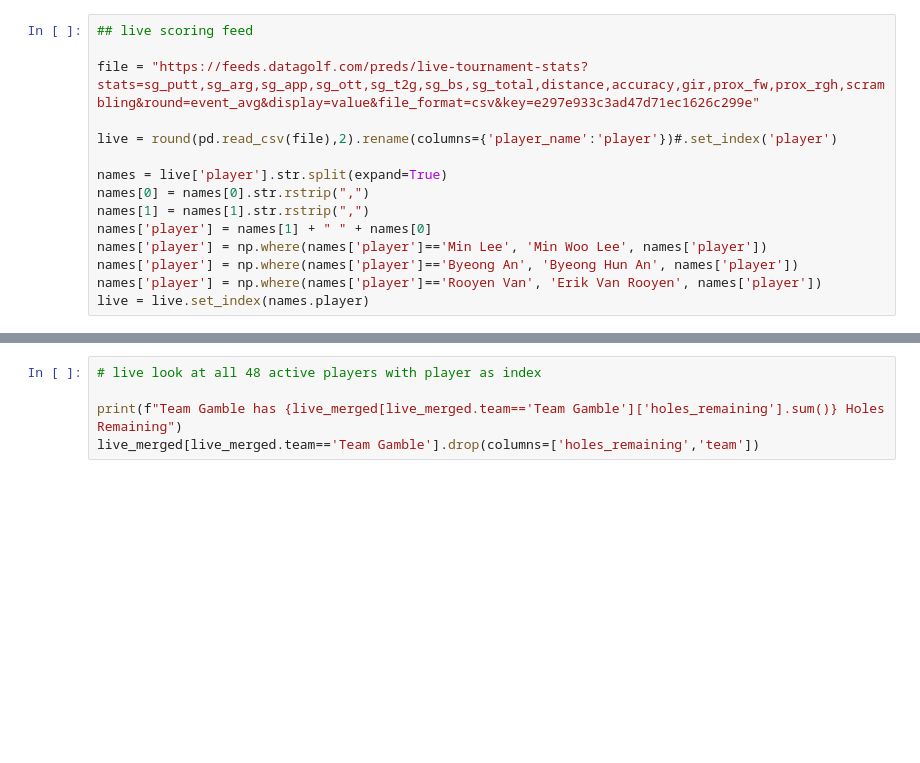
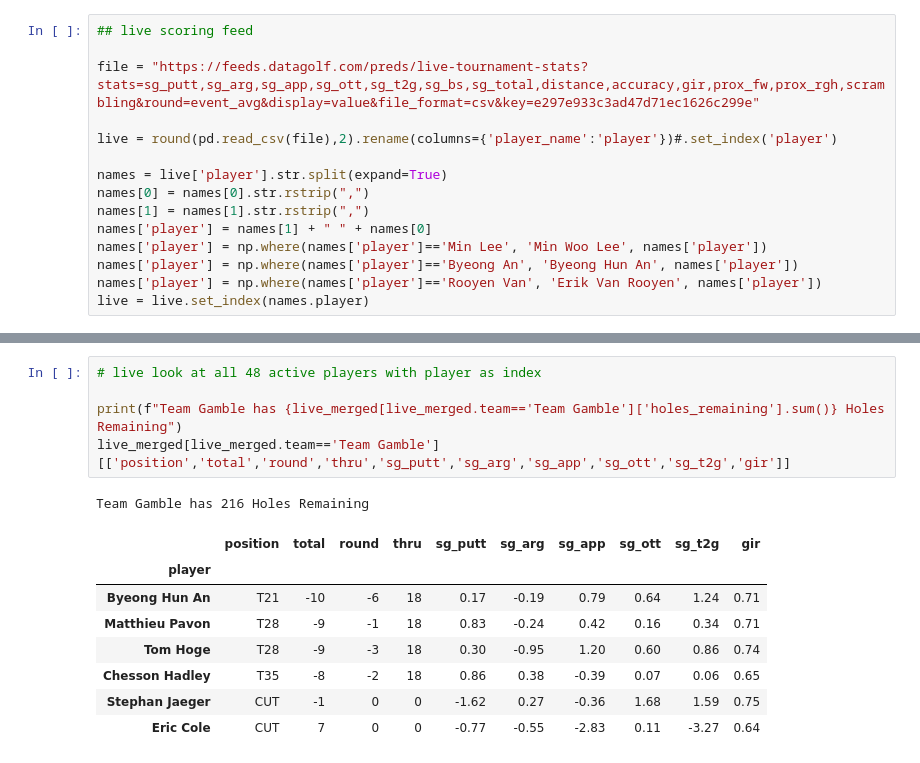
Before and after one commit to mikejackson35/fantrax, a Jupyter notebook: live_scoring.ipynb, the cells around one changed output, grey strips where cells are left out. Cells and saved outputs as stored; diff of their text form; blank space fills up the shorter version.

```diff
--- a/live_scoring.ipynb
+++ b/live_scoring.ipynb
@@ -104,8 +160,18 @@ live_merged[live_merged.team=='Philly919'].drop(columns=['holes_remaining','team
 # %%
 # live look at all 48 active players with player as index
 
 print(f"Team Gamble has {live_merged[live_merged.team=='Team Gamble']['holes_remaining'].sum()} Holes Remaining")
-live_merged[live_merged.team=='Team Gamble'].drop(columns=['holes_remaining','team'])
+live_merged[live_merged.team=='Team Gamble'][['position','total','round','thru','sg_putt','sg_arg','sg_app','sg_ott','sg_t2g','gir']]
+# %% [output]
+Team Gamble has 216 Holes Remaining
+|  | position | total | round | thru | sg_putt | sg_arg | sg_app | sg_ott | sg_t2g | gir |
+| player |  |  |  |  |  |  |  |  |  |  |
+| Byeong Hun An | T21 | -10 | -6 | 18 | 0.17 | -0.19 | 0.79 | 0.64 | 1.24 | 0.71 |
+| Matthieu Pavon | T28 | -9 | -1 | 18 | 0.83 | -0.24 | 0.42 | 0.16 | 0.34 | 0.71 |
+| Tom Hoge | T28 | -9 | -3 | 18 | 0.30 | -0.95 | 1.20 | 0.60 | 0.86 | 0.74 |
+| Chesson Hadley | T35 | -8 | -2 | 18 | 0.86 | 0.38 | -0.39 | 0.07 | 0.06 | 0.65 |
+| Stephan Jaeger | CUT | -1 | 0 | 0 | -1.62 | 0.27 | -0.36 | 1.68 | 1.59 | 0.75 |
+| Eric Cole | CUT | 7 | 0 | 0 | -0.77 | -0.55 | -2.83 | 0.11 | -3.27 | 0.64 |
 # %%
 # live look at all 48 active players with player as index
 
```
Also changed, not shown: parts of 17 cells of this notebook, 7 other files.
